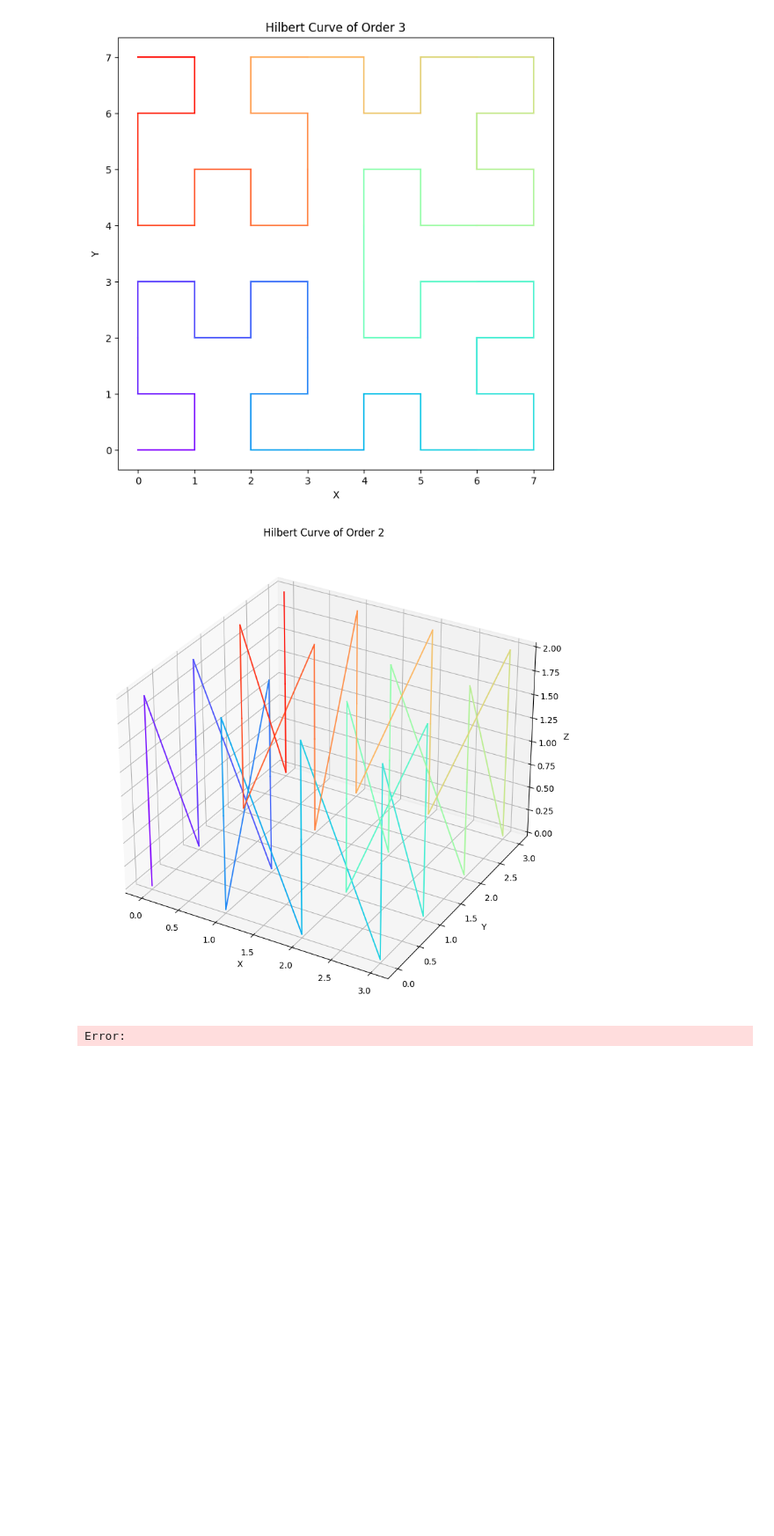
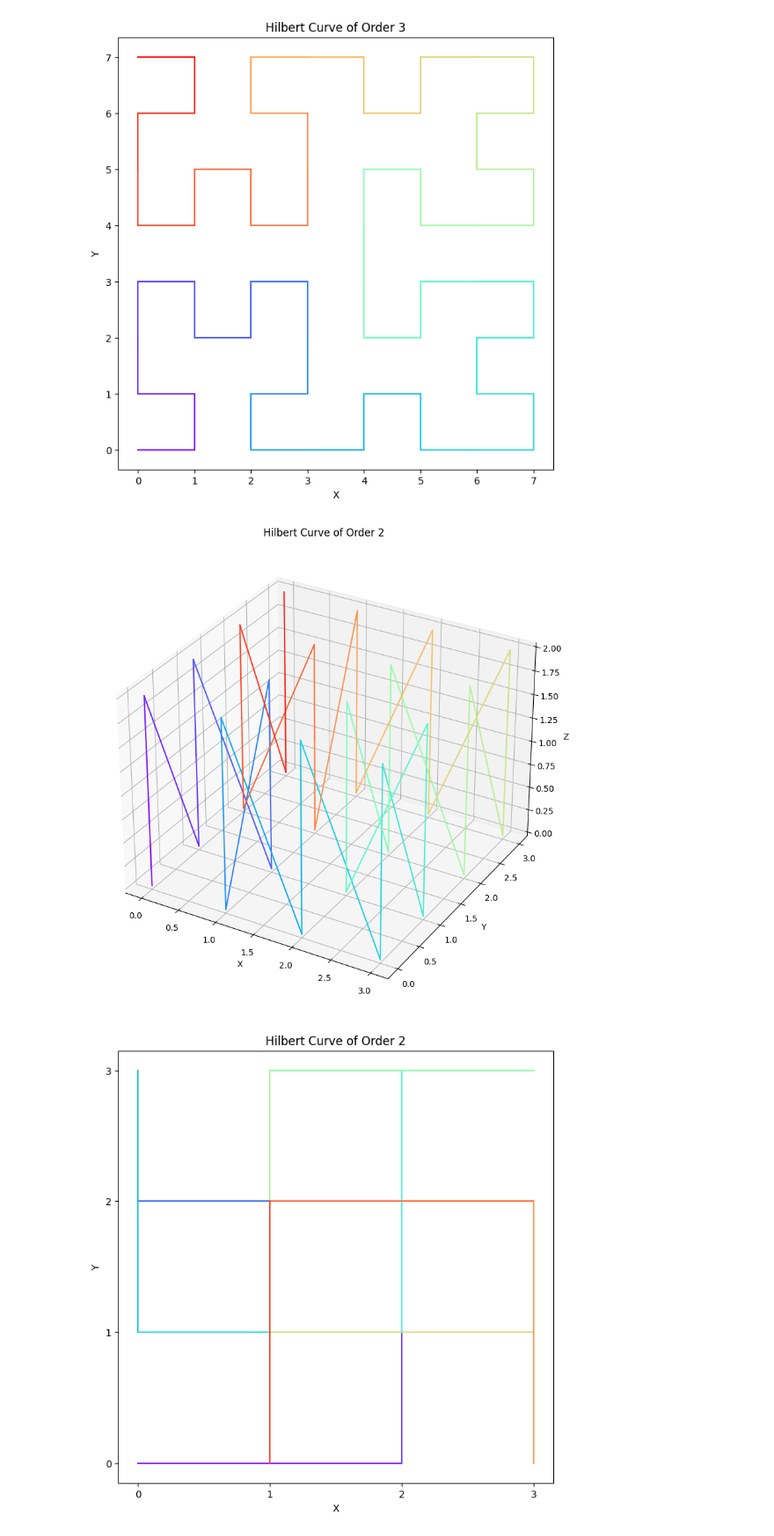
Before and after one commit to Zhgma/LION, a Jupyter notebook: tools/hilbert_curves/plot_hilbert_curve.ipynb, the cells around one changed output. Shown: that part at 88% size. Drawn from its saved outputs; the diff is of its cells as text; code cells hidden in the pictures; blank space fills up the shorter version.

Commit message:
create efficient scan hilbert curve

```diff
--- a/tools/hilbert_curves/plot_hilbert_curve.ipynb
+++ b/tools/hilbert_curves/plot_hilbert_curve.ipynb
@@ -46,10 +46,6 @@ plot_hilbert_curve(3)
 # %% [output]
 [figure]
 # %%
-import torch
-import matplotlib.pyplot as plt
-from mpl_toolkits.mplot3d import Axes3D
-
 def plot_hilbert_curve_3d(order, z_dim = 3):
     """
     根据指定阶数的Hilbert曲线的pth文件绘制三维路径并输出图片。
@@ -58,7 +54,7 @@ def plot_hilbert_curve_3d(order, z_dim = 3):
         order (int): 曲线的阶数。
     """
     # 加载Hilbert曲线的张量
-    curve_tensor = torch.load(f'../../data/hilbert/curve_template_3d_rank_{order}.pth').cpu()
+    curve_tensor = torch.load(f'../../data/hilbert/hilbert_curve_rank_{order}.pth').cpu()
     # curve_tensor = rotate90(curve_tensor, order)
     dim = 2 ** order
     # 提取坐标
@@ -90,4 +86,56 @@ def plot_hilbert_curve_3d(order, z_dim = 3):
 plot_hilbert_curve_3d(2)
 # %% [output]
 [figure]
-Error:
+# %%
+def plot_hilbert_curve_es(order):
+    """
+    根据指定阶数的Hilbert曲线的pth文件绘制路径并输出图片。
+
+    参数:
+        order (int): 曲线的阶数。
+    """
+    # 加载Hilbert曲线的张量
+    curve_tensor = torch.load(f'../../data/hilbert/hilbert_curve_es_rank_{order}.pth').cpu()
+    s = 1<<(order-1)
+    # curve_es = torch.cat([curve_tensor + i*s*s for i in range(4)], dim=0)
+
+    # curve_tensor = rotate90(curve_tensor, order)
+    # 提取坐标
+    coords = np.array([[x, y] for x in range(2*s) for y in range(2*s)])
+    x = coords[:, 0]
+    y = coords[:, 1]
+
+    flat_coords = ((y//2)*2*s+(x//2)) + (y%2)*s + (x%2)*2*s*s
+    # flat_coords = (1-y%2)*(1-x%2)*((y//2)*2*s+(x//2)) + \
+    #               (y%2)*(1-x%2)*((y//2)*2*s+(x//2+s)) + \
+    #               (1-y%2)*(x%2)*((y//2+s)*2*s+(x//2)) + \
+    #               (y%2)*(x%2)*((y//2+s)*2*s+(x//2+s))
+    hil_inds = curve_tensor[flat_coords].long()
+    inds_curt_to_next = torch.argsort(hil_inds)
+    x_coords = x[inds_curt_to_next]
+    y_coords = y[inds_curt_to_next]
+
+    # x_coords = x_coords[:4]
+    # y_coords = y_coords[:4]
+
+    # 生成颜色映射
+    colors = plt.cm.rainbow(np.linspace(0, 1, len(x_coords)))
+
+    # 绘制Hilbert曲线
+    plt.figure(figsize=(8, 8))
+    for i in range(len(x_coords) - 1):
+        plt.plot(x_coords[i:i+2], y_coords[i:i+2], color=colors[i])
+    # plt.plot(x_coords, y_coords, marker='o')
+    plt.title(f'Hilbert Curve of Order {order}')
+    plt.xlabel('X')
+    plt.ylabel('Y')
+    plt.grid(False)
+    # 设置刻度步长为1
+    plt.xticks(range(min(x_coords), max(x_coords) + 1, 1))
+    plt.yticks(range(min(y_coords), max(y_coords) + 1, 1))
+
+    plt.show()
+
+plot_hilbert_curve_es(2)
+# %% [output]
+[figure, added]
```
Also changed, not shown: parts of 2 cells of this notebook, 2 other files.
